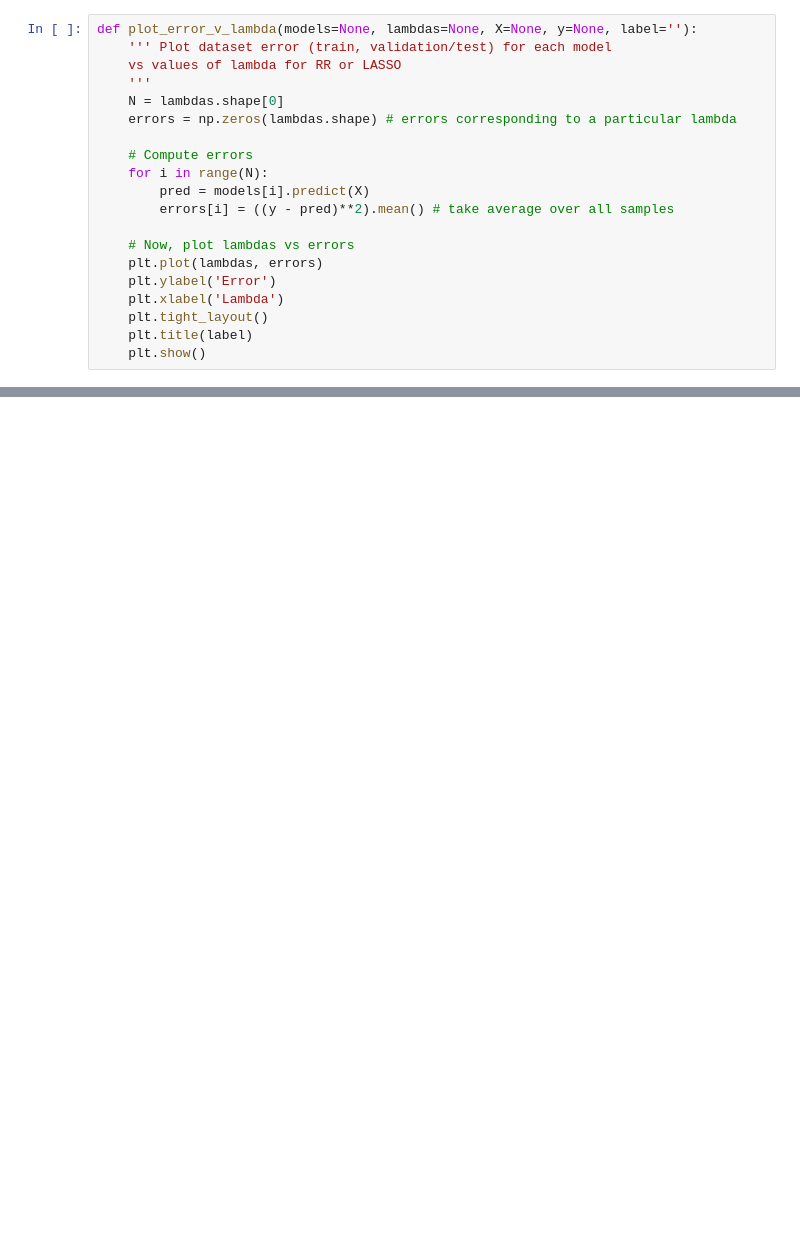
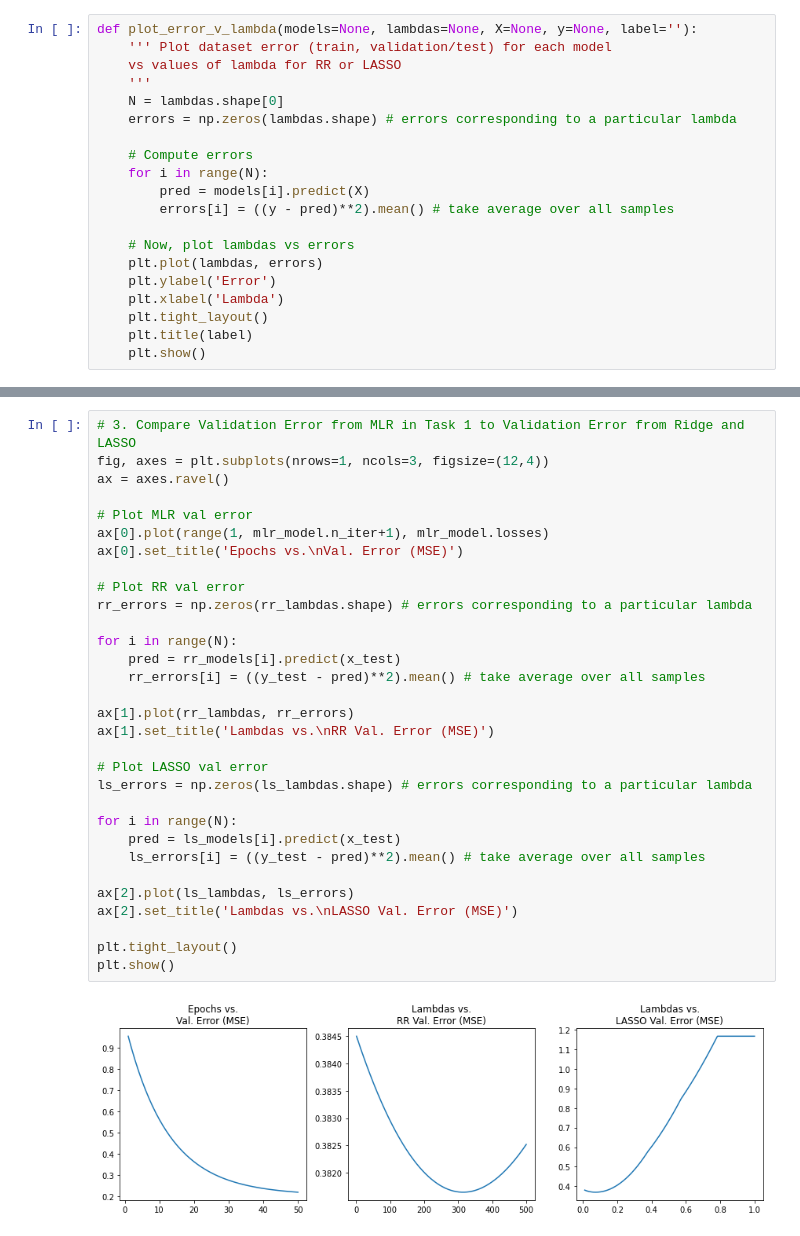
Before and after one commit to ManuelSerna/ml-notes, a Jupyter notebook: regression/general_regression/mini_project3.ipynb, the cells around one changed output, grey strips where cells are left out. Drawn from its saved outputs; the diff is of its cells as text; blank space fills up the shorter version.

```diff
--- a/regression/general_regression/mini_project3.ipynb
+++ b/regression/general_regression/mini_project3.ipynb
@@ -589,0 +580,33 @@ plot_error_v_lambda(
+# %%
+# 3. Compare Validation Error from MLR in Task 1 to Validation Error from Ridge and LASSO
+fig, axes = plt.subplots(nrows=1, ncols=3, figsize=(12,4))
+ax = axes.ravel()
+
+# Plot MLR val error
+ax[0].plot(range(1, mlr_model.n_iter+1), mlr_model.losses)
+ax[0].set_title('Epochs vs.\nVal. Error (MSE)')
+
+# Plot RR val error
+rr_errors = np.zeros(rr_lambdas.shape) # errors corresponding to a particular lambda
+
+for i in range(N):
+    pred = rr_models[i].predict(x_test)
+    rr_errors[i] = ((y_test - pred)**2).mean() # take average over all samples
+
+ax[1].plot(rr_lambdas, rr_errors)
+ax[1].set_title('Lambdas vs.\nRR Val. Error (MSE)')
+
+# Plot LASSO val error
+ls_errors = np.zeros(ls_lambdas.shape) # errors corresponding to a particular lambda
+
+for i in range(N):
+    pred = ls_models[i].predict(x_test)
+    ls_errors[i] = ((y_test - pred)**2).mean() # take average over all samples
+
+ax[2].plot(ls_lambdas, ls_errors)
+ax[2].set_title('Lambdas vs.\nLASSO Val. Error (MSE)')
+
+plt.tight_layout()
+plt.show()
+# %% [output]
+[figure, added]
```
Also changed, not shown: parts of 27 cells of this notebook.
